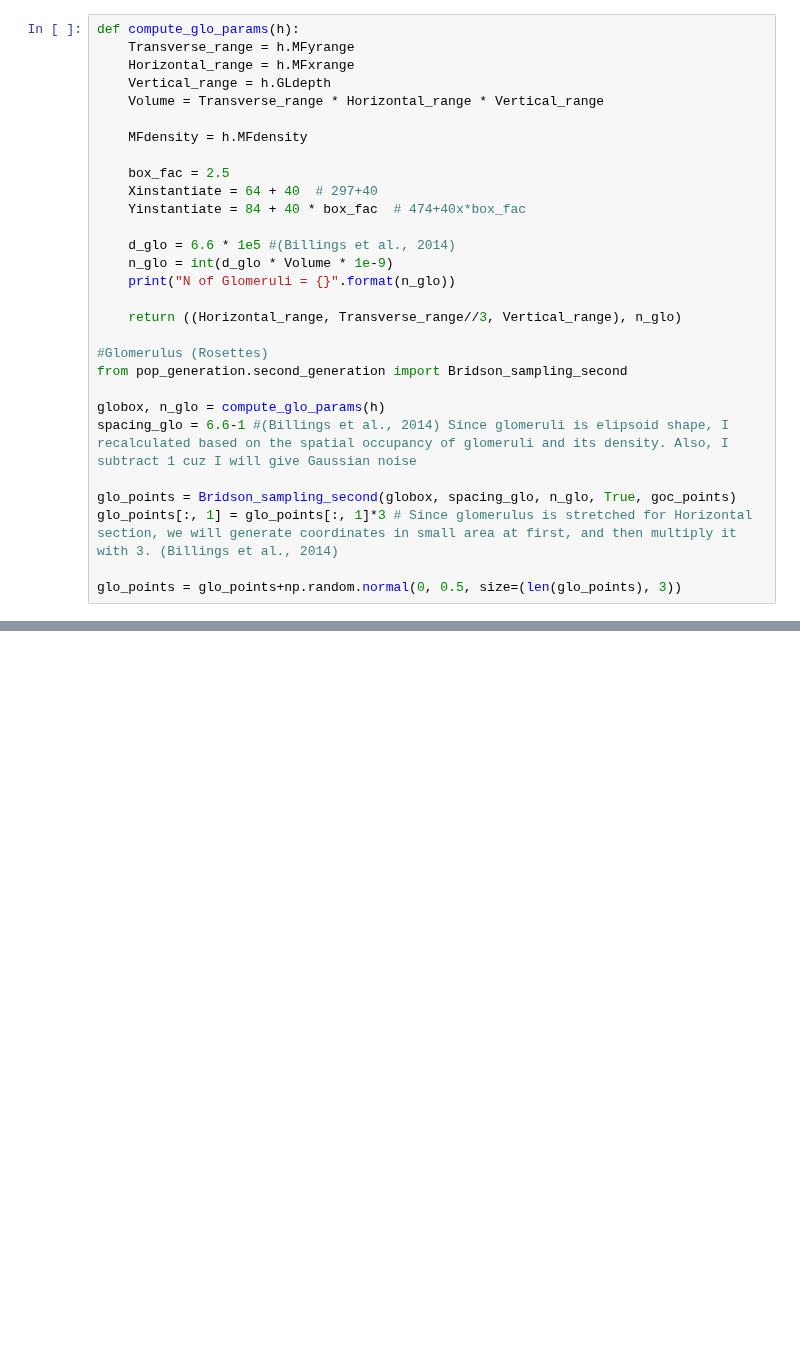
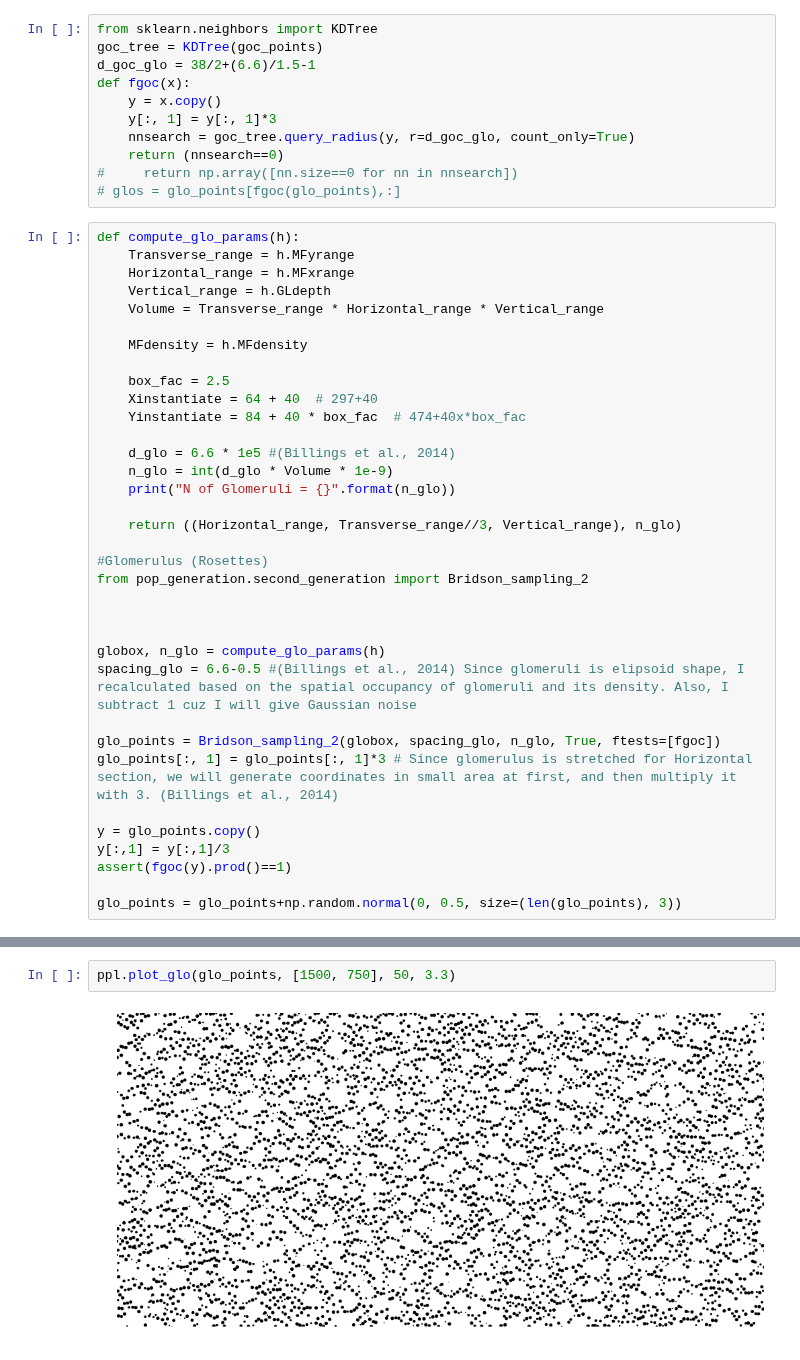
Before and after one commit to CNS-OIST/pycabnn, a Jupyter notebook: pop_gen_test.ipynb, the cells around one changed output, grey strips where cells are left out. Saved outputs shown, nothing was run; the diff lists cells and outputs as text; blank space fills up the shorter version.

```diff
--- a/pop_gen_test.ipynb
+++ b/pop_gen_test.ipynb
@@ -117,3 +95,14 @@ print(n_goc, ' ', goc_points.shape[0])
+# %%
+from sklearn.neighbors import KDTree
+goc_tree = KDTree(goc_points)
+d_goc_glo = 38/2+(6.6)/1.5-1
+def fgoc(x):
+    y = x.copy()
+    y[:, 1] = y[:, 1]*3
+    nnsearch = goc_tree.query_radius(y, r=d_goc_glo, count_only=True)
+    return (nnsearch==0)
+#     return np.array([nn.size==0 for nn in nnsearch])
+# glos = glo_points[fgoc(glo_points),:]
 # %%
 def compute_glo_params(h):
     Transverse_range = h.MFyrange
@@ -134,12 +123,18 @@ def compute_glo_params(h):
     return ((Horizontal_range, Transverse_range//3, Vertical_range), n_glo)
 
 #Glomerulus (Rosettes)
-from pop_generation.second_generation import Bridson_sampling_second
+from pop_generation.second_generation import Bridson_sampling_2
+
+
 
 globox, n_glo = compute_glo_params(h)
-spacing_glo = 6.6-1 #(Billings et al., 2014) Since glomeruli is elipsoid shape, I recalculated based on the spatial occupancy of glomeruli and its density. Also, I subtract 1 cuz I will give Gaussian noise
+spacing_glo = 6.6-0.5 #(Billings et al., 2014) Since glomeruli is elipsoid shape, I recalculated based on the spatial occupancy of glomeruli and its density. Also, I subtract 1 cuz I will give Gaussian noise
 
-glo_points = Bridson_sampling_second(globox, spacing_glo, n_glo, True, goc_points)
+glo_points = Bridson_sampling_2(globox, spacing_glo, n_glo, True, ftests=[fgoc])
 glo_points[:, 1] = glo_points[:, 1]*3 # Since glomerulus is stretched for Horizontal section, we will generate coordinates in small area at first, and then multiply it with 3. (Billings et al., 2014)
 
+y = glo_points.copy()
+y[:,1] = y[:,1]/3
+assert(fgoc(y).prod()==1)
+
 glo_points = glo_points+np.random.normal(0, 0.5, size=(len(glo_points), 3))
@@ -153,0 +153,4 @@ ppl.plot_goc_glo((goc_points, 15), (glo_points, 2.7), goc_box, np.array([0, 5])+
+# %%
+ppl.plot_glo(glo_points, [1500, 750], 50, 3.3)
+# %% [output]
+[figure, added]
```
Also changed, not shown: parts of 23 cells of this notebook, 11 other files.
